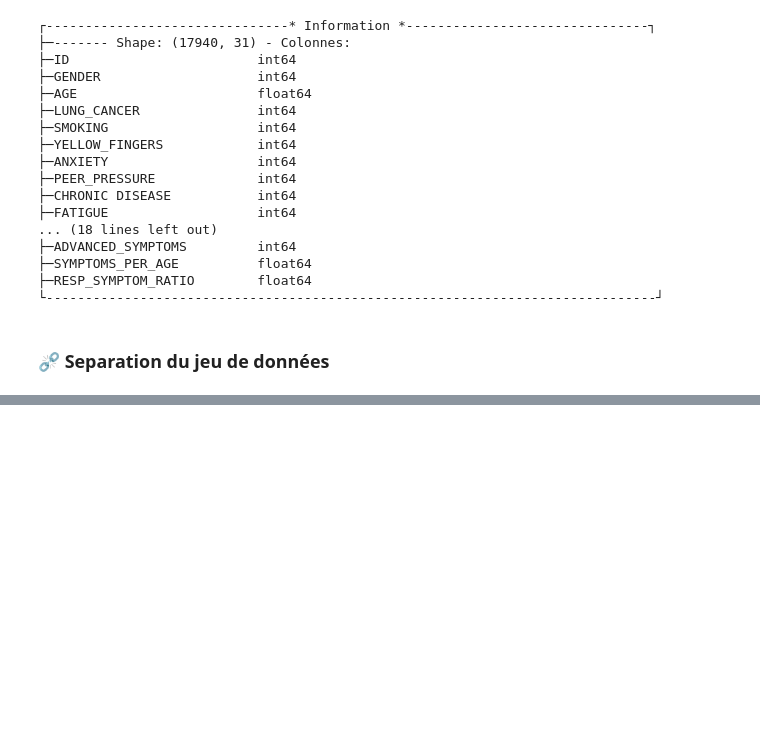
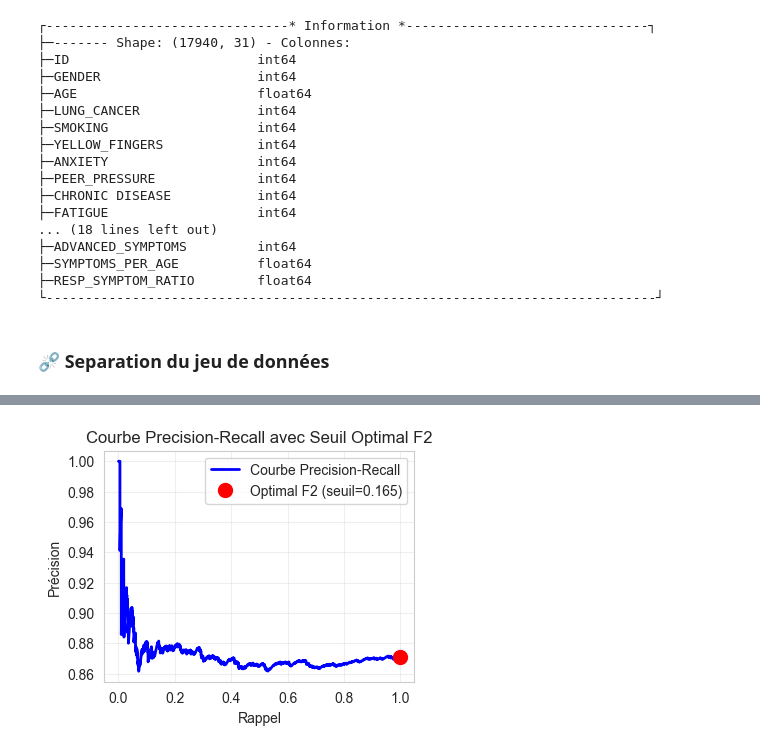
Before and after one commit to FrancoisHellebuyck-Formation/project6, a Jupyter notebook: notebooks/03-Modeling.ipynb, the cells around one changed output, grey strips where cells are left out. Saved outputs shown, nothing was run; the diff lists cells and outputs as text; code cells hidden in the pictures; blank space fills up the shorter version.

```diff
--- a/notebooks/03-Modeling.ipynb
+++ b/notebooks/03-Modeling.ipynb
@@ -154,24 +200,27 @@ quick_df_info(X_train)
 # %%
 dummy_pipeline = ImbPipeline([
     ('oversampling', SMOTE(random_state=42)),
-    ('scaling', StandardScaler()),
-    ('model', DummyClassifier(random_state=42))
+    ('scaler', StandardScaler()),
+    ('model', DummyClassifier(strategy="constant", constant=1))
 ])
 rl_pipeline = ImbPipeline([
     ('oversampling', SMOTE(random_state=42)),
-    ('scaling', StandardScaler()),
+    ('scaler', StandardScaler()),
     ('model', LogisticRegression(random_state=42))
 ])
 rf_pipeline = ImbPipeline([
     ('oversampling', SMOTE(random_state=42)),
+    ('scaler', StandardScaler()),
     ('model', RandomForestClassifier(random_state=42))
 ])
 xgb_pipeline = ImbPipeline([
     ('oversampling', SMOTE(random_state=42)),
+    ('scaler', StandardScaler()),
     ('model', xgb.XGBClassifier(random_state=42))
 ])
 lgb_pipeline = ImbPipeline([
     ('oversampling', SMOTE(random_state=42)),
+    ('scaler', StandardScaler()),
     ('model', lgb.LGBMClassifier(
         random_state=42,
         verbose=-1  # Désactiver les warnings
@@ -188,5 +239,7 @@ models_pipelines = {
 # %%
-mlflow.set_tracking_uri('http://127.0.0.1:5010')
+mlflow.set_tracking_uri(TRACKING_URI)
 mlflow.xgboost.autolog(disable=True)
 mlflow.lightgbm.autolog(disable=True)
 mlflow.autolog(disable=True) # Désactivation de l'autologging pour éviter les conflits
+# ⚠️ IMPORTANT : Activer AVANT start_run()
+mlflow.enable_system_metrics_logging()
@@ -543,0 +427,66 @@ Name: Logistic Regression, dtype: object
+# %%
+# Modèle sans paramètres optimisés
+models_pipelines = {
+    "Logistic Regression": rl_pipeline,
+    "Random Forest": rf_pipeline,
+    "XGBoost": xgb_pipeline,
+    "LightGBM": lgb_pipeline
+}
+model_scores = []
+# Définir l'expérience (ou la créer si elle n'existe pas)
+model_type="threshold_optimization"
+EXPERIMENT_NAME = EXPERIMENT + " - " + model_type
+description="Optimisation du seuil de décision pour maximiser le F2-score sur la détection du cancer du poumon."
+
+experiment_id=start_experiment(EXPERIMENT_NAME, description, TAGS_DEFAULT | TAGS_TO)
+
+
+for name, pipeline in models_pipelines.items():
+    with mlflow.start_run(experiment_id=experiment_id, run_name=f"Run threshold {name}") as parent_run:
+
+        log_global_params_and_tags(X_train, X_test, df, TAGS_DEFAULT | TAGS_TO |
+                                   {"model_name": name})
+        mlflow.set_tag("mlflow.note.content", f"{name} - {model_type}")
+        mlflow.log_param("model_type", model_type)
+
+         # 1. Entraîner le modèle sur train
+
+        print_title(f"Optimisation du seuil pour le modèle: {name}")
+        # Entraînement
+        model = pipeline.fit(X_train, y_train)
+
+        # 2. Optimiser le seuil sur validation
+        optimal_threshold, eval_results = complete_threshold_optimization(model, X_val, y_val)
+
+        # 3. Évaluation finale sur test avec seuil optimal
+        y_test_pred_proba = model.predict_proba(X_test)[:, 1]
+        y_test_pred = (y_test_pred_proba >= optimal_threshold).astype(int)
+
+        final_f2 = fbeta_score(y_test, y_test_pred, beta=2)
+        print_col("")
+        print_col(f"F2-Score final sur test: {final_f2:.4f}")
+        print_end()
+
+        accuracy, precision, recall, f1, f2 = print_report(
+            y_test, y_test_pred, target_names=["Non", "Oui"]
+        )
+        model_score = {
+                "Model": name,
+                "Accuracy": accuracy,
+                "Precision": precision,
+                "Recall": recall,
+                "F1-score": f1,
+                "F2-score": f2,
+                "Optimal Threshold": optimal_threshold,
+            }
+        log_base_metrics( accuracy, precision, recall, f1, f2)
+        mlflow.log_metric("Optimal Threshold", optimal_threshold)
+        mlflow.sklearn.log_model(
+            sk_model=pipeline,
+            artifact_path="models"
+        )
+        model_scores.append(model_score)
+        print_end()
+# Tableau des performances des modèles
+print_results(model_scores)
+# %% [output]
@@ -543,0 +504 @@ Name: Logistic Regression, dtype: object
+[figure, added]
```
Also changed, not shown: parts of 18 cells of this notebook, 10 other files.
